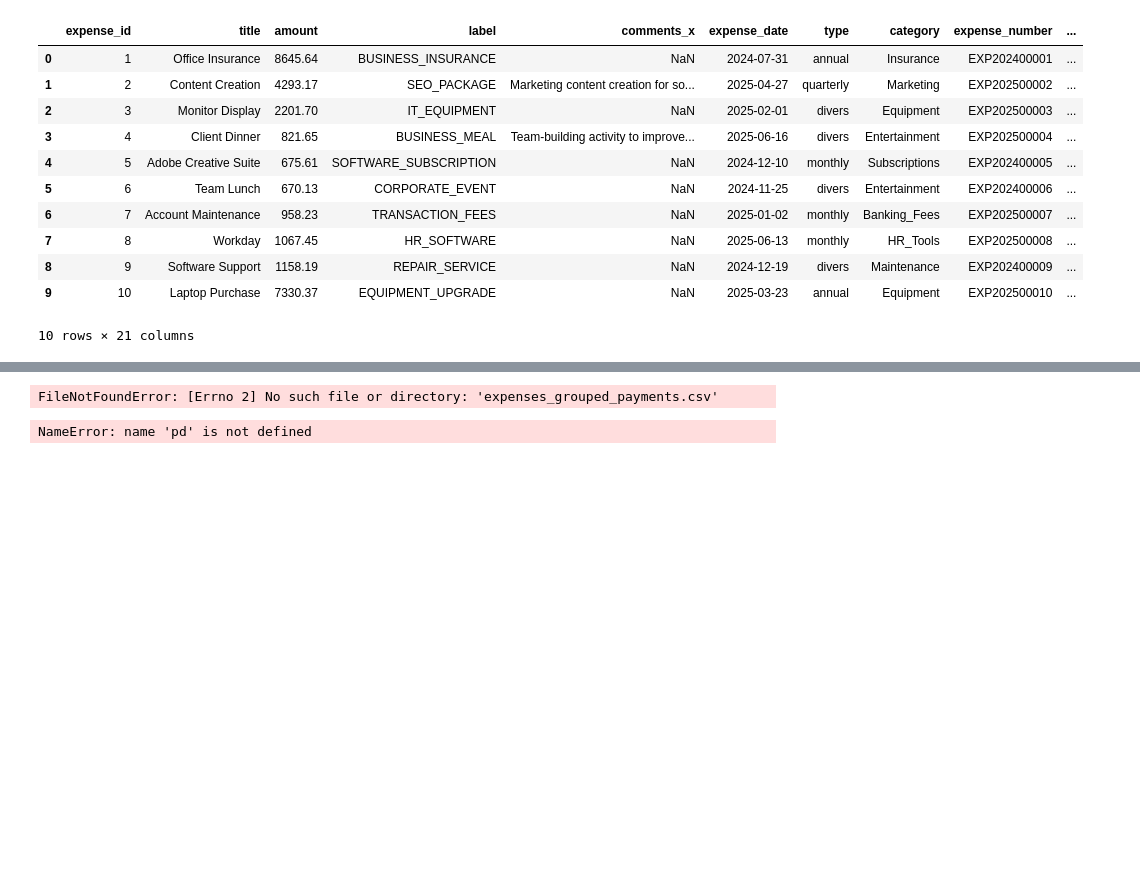
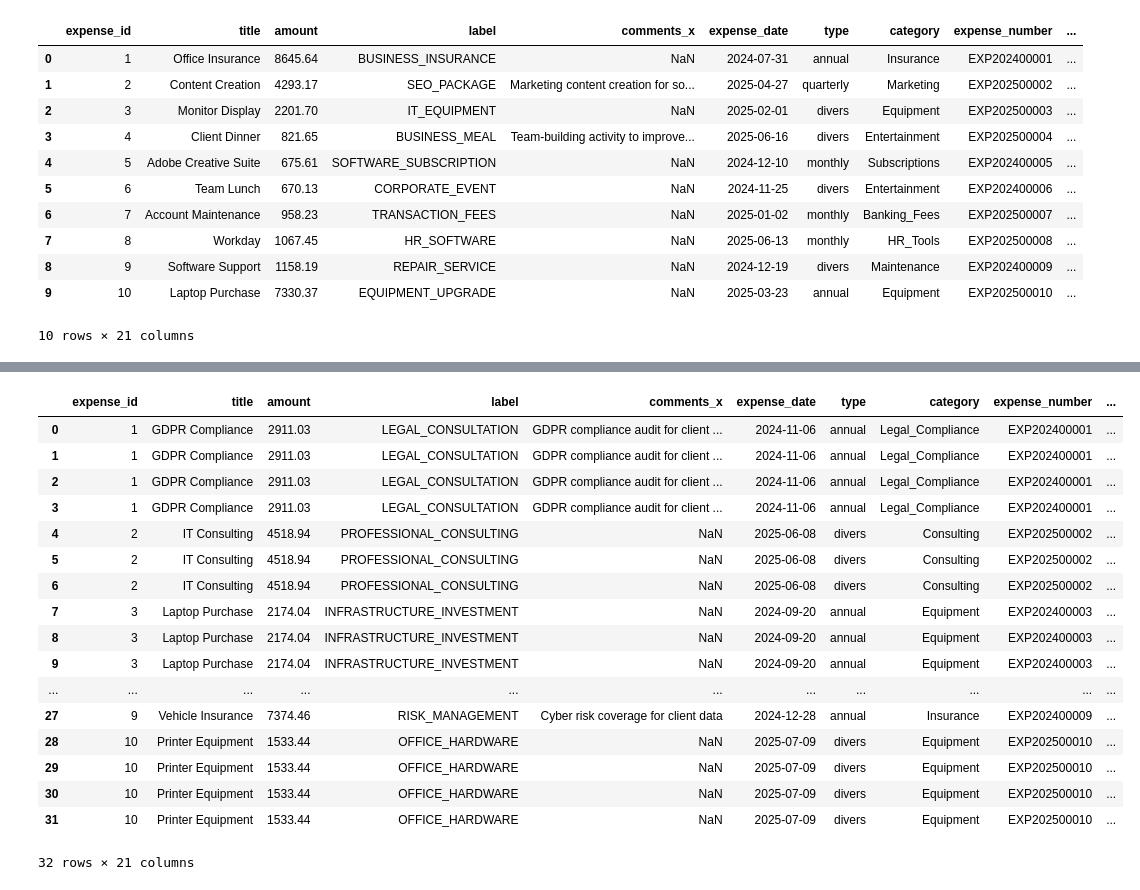
Before and after one commit to lamya-maaou/accounting_dataset_generator, a Jupyter notebook: expences_transaction_generate.ipynb, the cells around one changed output, grey strips where cells are left out. Cells and saved outputs as stored; diff of their text form; code cells hidden in the pictures; blank space fills up the shorter version.

```diff
--- a/expences_transaction_generate.ipynb
+++ b/expences_transaction_generate.ipynb
@@ -1521,9 +1515,24 @@ if __name__ == "__main__":
 # %%
-df_expenses_grouped_payements,df_transactions_grouped_payment = pd.read_csv("expenses_grouped_payments.csv"),pd.read_csv("bank_transactions_grouped_payments.csv")
+df_expenses_partial_payements,df_transactions_partial_payment = pd.read_csv("expenses_partial_payments.csv"),pd.read_csv("bank_transactions_partial_payments.csv")
-# %% [output]
-FileNotFoundError: [Errno 2] No such file or directory: 'expenses_grouped_payments.csv'
 # %%
-df_merged = pd.merge(df_expenses_grouped_payements,df_transactions_grouped_payment,left_on='expense_id', right_on='related_expense_id', how='inner')
+df_merged = pd.merge(df_expenses_partial_payements,df_transactions_partial_payment,left_on='expense_id', right_on='related_expense_id', how='inner')
 df_merged
 # %% [output]
+|  | expense_id | title | amount | label | comments_x | expense_date | type | category | expense_number | ... |
+| 0 | 1 | GDPR Compliance | 2911.03 | LEGAL_CONSULTATION | GDPR compliance audit for client ... | 2024-11-06 | annual | Legal_Compliance | EXP202400001 | ... |
+| 1 | 1 | GDPR Compliance | 2911.03 | LEGAL_CONSULTATION | GDPR compliance audit for client ... | 2024-11-06 | annual | Legal_Compliance | EXP202400001 | ... |
+| 2 | 1 | GDPR Compliance | 2911.03 | LEGAL_CONSULTATION | GDPR compliance audit for client ... | 2024-11-06 | annual | Legal_Compliance | EXP202400001 | ... |
+| 3 | 1 | GDPR Compliance | 2911.03 | LEGAL_CONSULTATION | GDPR compliance audit for client ... | 2024-11-06 | annual | Legal_Compliance | EXP202400001 | ... |
+| 4 | 2 | IT Consulting | 4518.94 | PROFESSIONAL_CONSULTING | NaN | 2025-06-08 | divers | Consulting | EXP202500002 | ... |
+| 5 | 2 | IT Consulting | 4518.94 | PROFESSIONAL_CONSULTING | NaN | 2025-06-08 | divers | Consulting | EXP202500002 | ... |
+| 6 | 2 | IT Consulting | 4518.94 | PROFESSIONAL_CONSULTING | NaN | 2025-06-08 | divers | Consulting | EXP202500002 | ... |
+| 7 | 3 | Laptop Purchase | 2174.04 | INFRASTRUCTURE_INVESTMENT | NaN | 2024-09-20 | annual | Equipment | EXP202400003 | ... |
+| 8 | 3 | Laptop Purchase | 2174.04 | INFRASTRUCTURE_INVESTMENT | NaN | 2024-09-20 | annual | Equipment | EXP202400003 | ... |
+| 9 | 3 | Laptop Purchase | 2174.04 | INFRASTRUCTURE_INVESTMENT | NaN | 2024-09-20 | annual | Equipment | EXP202400003 | ... |
+| ... | ... | ... | ... | ... | ... | ... | ... | ... | ... | ... |
+| 27 | 9 | Vehicle Insurance | 7374.46 | RISK_MANAGEMENT | Cyber risk coverage for client data | 2024-12-28 | annual | Insurance | EXP202400009 | ... |
+| 28 | 10 | Printer Equipment | 1533.44 | OFFICE_HARDWARE | NaN | 2025-07-09 | divers | Equipment | EXP202500010 | ... |
+| 29 | 10 | Printer Equipment | 1533.44 | OFFICE_HARDWARE | NaN | 2025-07-09 | divers | Equipment | EXP202500010 | ... |
+| 30 | 10 | Printer Equipment | 1533.44 | OFFICE_HARDWARE | NaN | 2025-07-09 | divers | Equipment | EXP202500010 | ... |
+| 31 | 10 | Printer Equipment | 1533.44 | OFFICE_HARDWARE | NaN | 2025-07-09 | divers | Equipment | EXP202500010 | ... |
-NameError: name 'pd' is not defined
+32 rows × 21 columns
```
Also changed, not shown: parts of 5 cells of this notebook.
